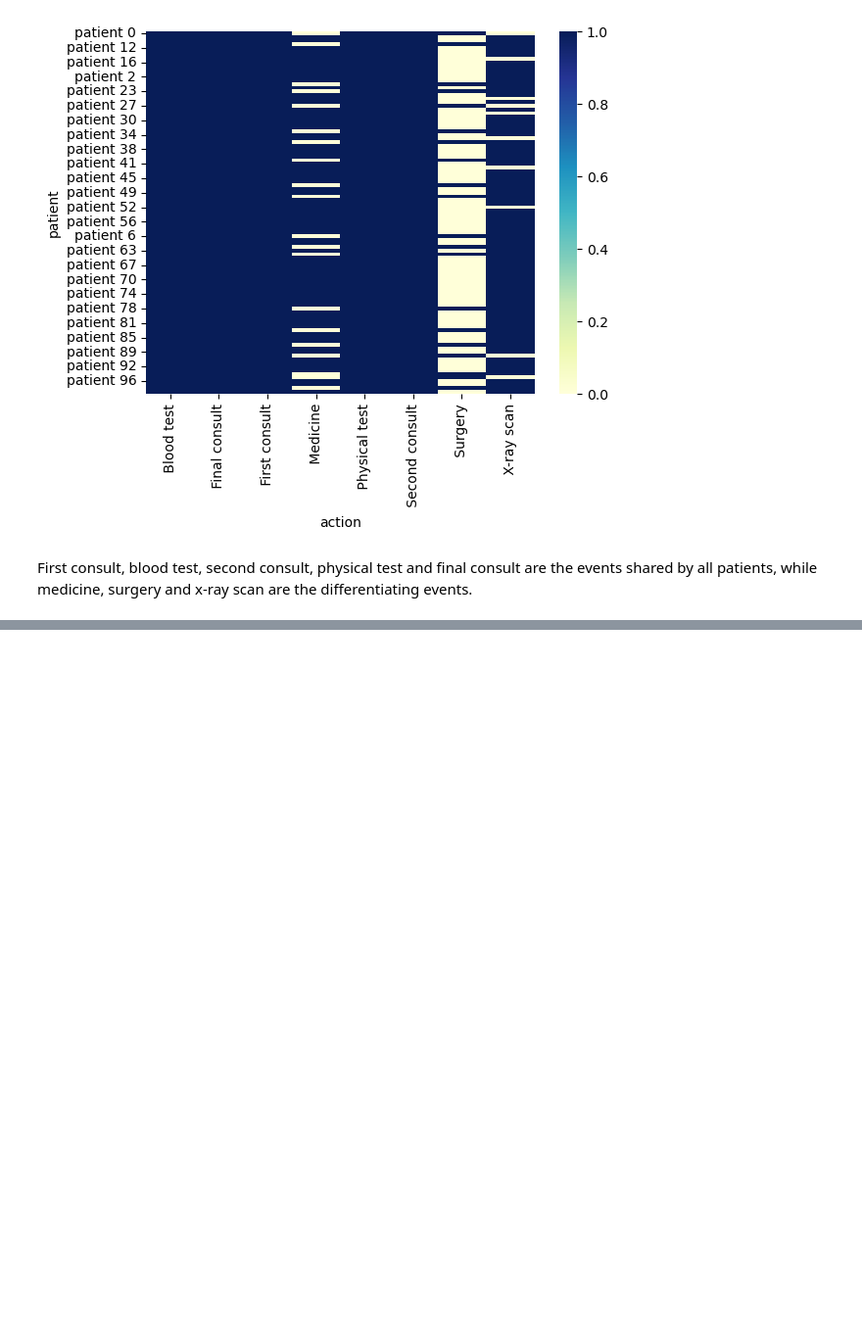
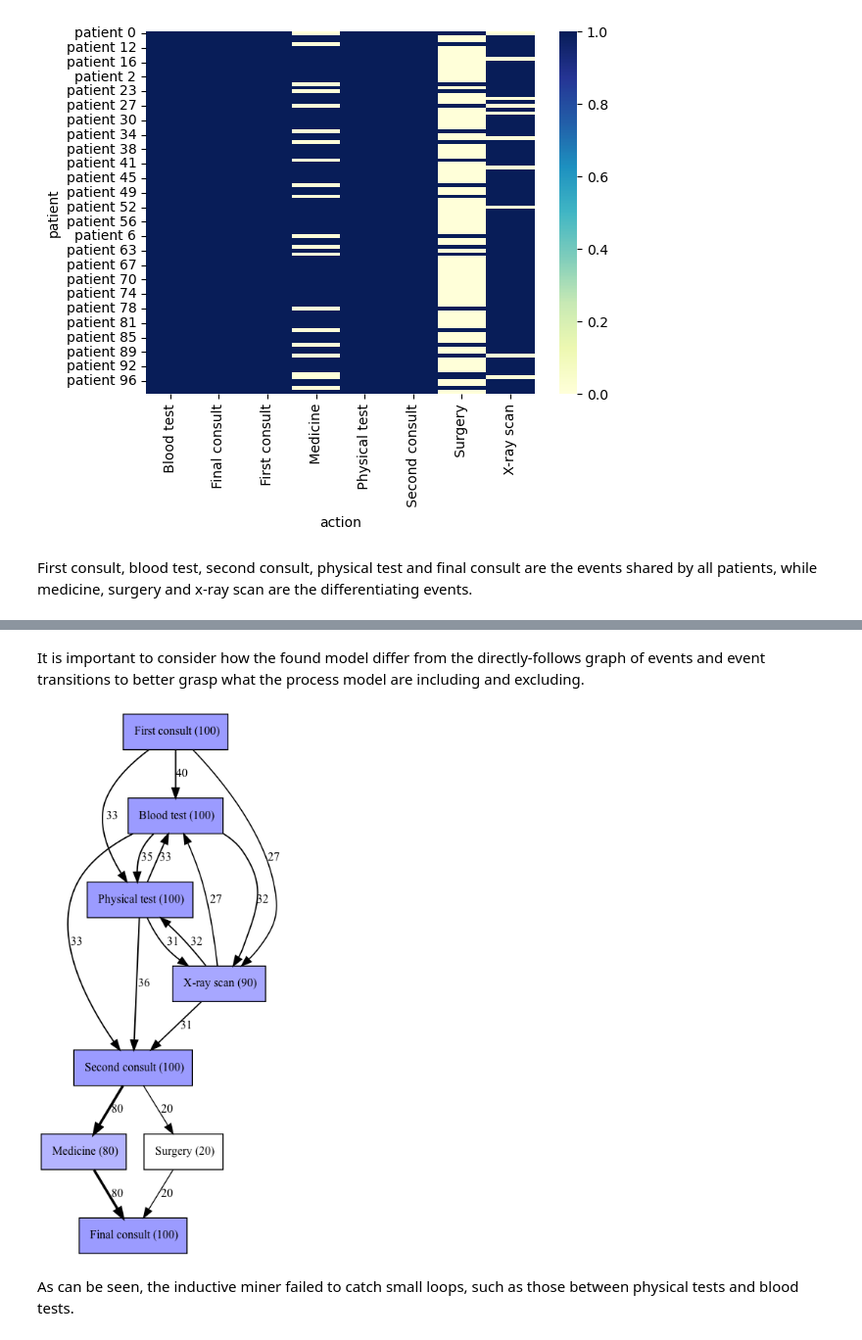
Before and after one commit to fabiocaiulo/process-mining-healthcare, a Jupyter notebook: Code.ipynb, the cells around one changed output, grey strips where cells are left out. Shown at 98% size. Cells and saved outputs as stored; diff of their text form; code cells hidden in the pictures; blank space fills up the shorter version.

```diff
--- a/Code.ipynb
+++ b/Code.ipynb
@@ -125,0 +172,13 @@ First consult, blood test, second consult, physical test and final consult are t
+# %% [markdown]
+It is important to consider how the found model differ from the directly-follows graph of events and event transitions to better grasp what the process model are including and excluding.
+# %%
+from pm4py.algo.discovery.dfg import algorithm as dfg_discovery
+from pm4py.visualization.dfg import visualizer as dfg_visualiser
+dfg = dfg_discovery.apply(log)
+graph_visualisation = dfg_visualiser.apply(dfg, log=log, variant=dfg_visualiser.Variants.FREQUENCY)
+dfg_visualiser.view(graph_visualisation)
+dfg_visualiser.save(graph_visualisation, 'DirectlyFollowsGraph.png')
+# %% [output]
+[figure, added]
+# %% [markdown]
+As can be seen, the inductive miner failed to catch small loops, such as those between physical tests and blood tests.
```
Also changed, not shown: parts of 8 cells of this notebook.
